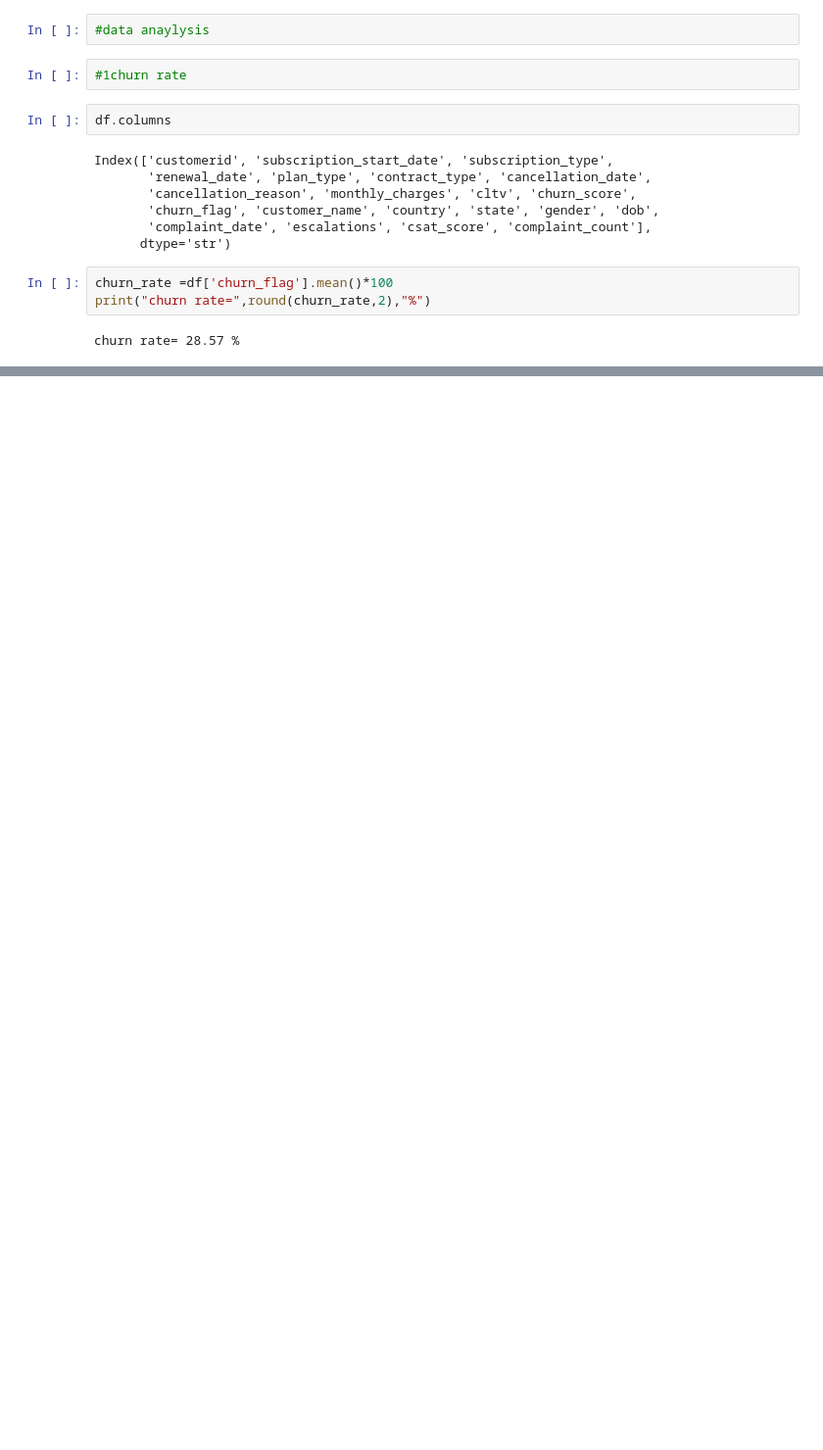
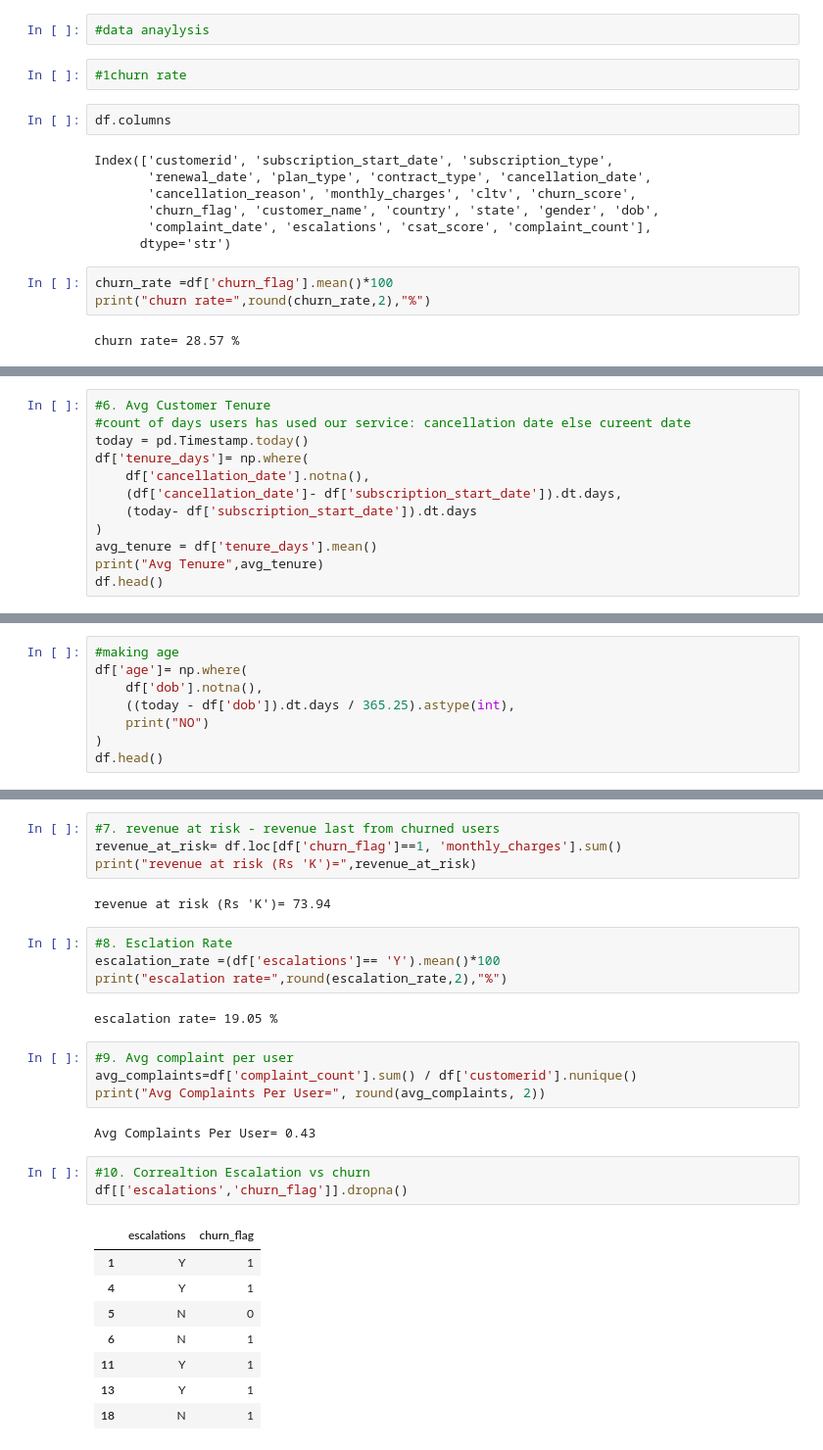
Before and after one commit to PranaliKunake/Churn_Analysis_Project, a Jupyter notebook: project.ipynb, the cells around one changed output, grey strips where cells are left out. Shown at 98% size. Drawn from its saved outputs; the diff is of its cells as text; blank space fills up the shorter version.

Commit message:
Making Useful KPIs

```diff
--- a/project.ipynb
+++ b/project.ipynb
@@ -323,0 +385,12 @@ churn rate= 28.57 %
+# %%
+#6. Avg Customer Tenure
+#count of days users has used our service: cancellation date else cureent date
+today = pd.Timestamp.today()
+df['tenure_days']= np.where(
+    df['cancellation_date'].notna(),
+    (df['cancellation_date']- df['subscription_start_date']).dt.days,
+    (today- df['subscription_start_date']).dt.days
+)
+avg_tenure = df['tenure_days'].mean()
+print("Avg Tenure",avg_tenure)
+df.head()
@@ -323,0 +406,8 @@ churn rate= 28.57 %
+# %%
+#making age
+df['age']= np.where(
+    df['dob'].notna(),
+    ((today - df['dob']).dt.days / 365.25).astype(int),
+    print("NO")
+)
+df.head()
@@ -323,0 +423,30 @@ churn rate= 28.57 %
+# %%
+#7. revenue at risk - revenue last from churned users
+revenue_at_risk= df.loc[df['churn_flag']==1, 'monthly_charges'].sum()
+print("revenue at risk (Rs 'K')=",revenue_at_risk)
+# %% [output]
+revenue at risk (Rs 'K')= 73.94
+# %%
+#8. Esclation Rate
+escalation_rate =(df['escalations']== 'Y').mean()*100
+print("escalation rate=",round(escalation_rate,2),"%")
+# %% [output]
+escalation rate= 19.05 %
+# %%
+#9. Avg complaint per user
+avg_complaints=df['complaint_count'].sum() / df['customerid'].nunique()
+print("Avg Complaints Per User=", round(avg_complaints, 2))
+# %% [output]
+Avg Complaints Per User= 0.43
+# %%
+#10. Correaltion Escalation vs churn
+df[['escalations','churn_flag']].dropna()
+# %% [output]
+|  | escalations | churn_flag |
+| 1 | Y | 1 |
+| 4 | Y | 1 |
+| 5 | N | 0 |
+| 6 | N | 1 |
+| 11 | Y | 1 |
+| 13 | Y | 1 |
+| 18 | N | 1 |
```
Also changed, not shown: parts of 11 cells of this notebook.
